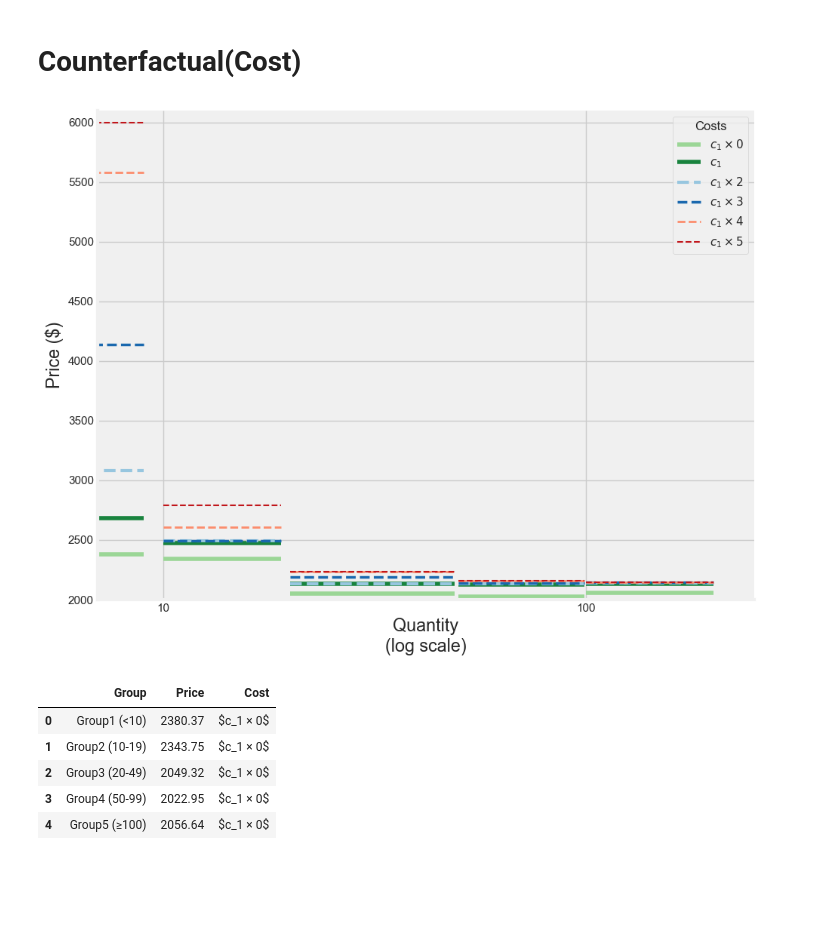
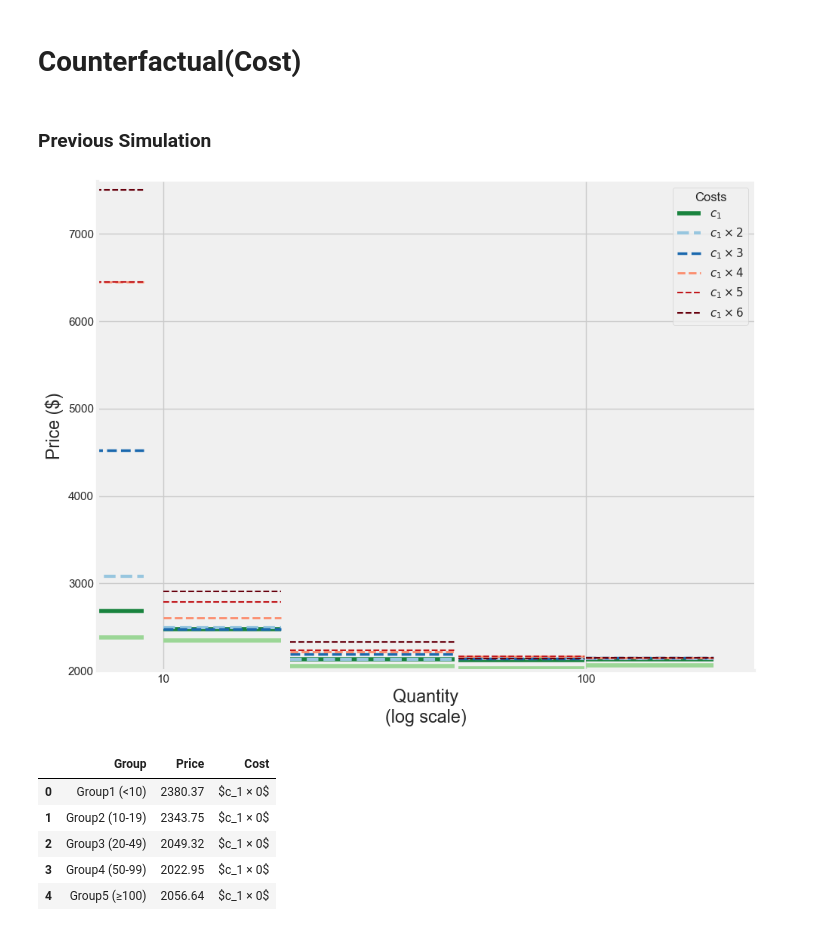
Before and after one commit to wanxii/nonlinear-pricing, a Jupyter notebook: welfare_groups.ipynb, the cells around one changed output. Drawn from its saved outputs; the diff is of its cells as text; code cells hidden in the pictures; blank space fills up the shorter version.

```diff
--- a/welfare_groups.ipynb
+++ b/welfare_groups.ipynb
@@ -596,46 +585,50 @@ for lst in [c1x0P, nonlinP, c1x2P, c1x3P, c1x4P, c1x5P]:
+# %% [markdown]
+### Previous Simulation
 # %%
 # Matched with previous simulation
 currQ = [0,9,10,19,20,49,50,99,100,200]
 c1x0P = np.array([0.00, 2380.37, 2343.75, 2343.75, 2049.32, 2049.32, 2022.95, 2022.95, 2056.64, 2056.64])
 nonlinP = np.array([0.00, 2681.64, 2476.56, 2476.56, 2132.81, 2132.81, 2125.00, 2125.00, 2132.81, 2132.81])
 c1x2P = np.array([0.00, 3079.83, 2493.90, 2493.90, 2132.57, 2132.57, 2135.01, 2135.01, 2139.89, 2139.89])
-c1x3P = np.array([0.00, 4135.74, 2493.90, 2493.90, 2189.94, 2189.94, 2141.11, 2141.11, 2143.55, 2143.55])
-c1x4P = np.array([0.00, 5583.98, 2604.49, 2604.49, 2236.82, 2236.82, 2159.18, 2159.18, 2146.00, 2146.00])
-c1x5P = np.array([0.00, 6000.00, 2790.53, 2790.53, 2236.82, 2236.82, 2159.18, 2159.18, 2146.00, 2146.00])
-for lst in [c1x0P, nonlinP, c1x2P, c1x3P, c1x4P, c1x5P]:
+c1x3P = np.array([0.00, 4525.39, 2474.61, 2474.61, 2189.45, 2189.45, 2140.62, 2140.62, 2142.58, 2142.58])
+c1x4P = np.array([0.00, 6453.12, 2604.49, 2604.49, 2218.26, 2218.26, 2160.16, 2160.16, 2146.48, 2146.48])
+c1x5P = np.array([0.00, 6453.12, 2787.35, 2787.35, 2237.06, 2237.06, 2160.16, 2160.16, 2146.48, 2146.48])
+c1x6P = np.array([0.00, 7505.86, 2906.25, 2906.25, 2326.17, 2326.17, 2140.62, 2140.62, 2142.58, 2142.58])
+for lst in [c1x0P, nonlinP, c1x2P, c1x3P, c1x4P, c1x5P, c1x6P]:
     lst[0] = lst[1]
 # %%
 # Barplot
 plt.style.use('fivethirtyeight')
 fig, ax = plt.subplots(figsize=(10,8))
 fig.set_facecolor('white')
 cmapb = cm.get_cmap('Blues')
 cmapg = cm.get_cmap('Greens')
 cmapr = cm.get_cmap('Reds')
 
 for i in range(int(len(currQ)/2)):
     ax.plot(currQ[2*i:2*i+2],c1x0P[2*i:2*i+2],color=cmapg(100),linewidth=4,linestyle='-',label=r'$c_1 \times 0$')
     ax.plot(currQ[2*i:2*i+2],nonlinP[2*i:2*i+2],color=cmapg(200),linewidth=4,linestyle='-',label=r'$c_1$')
     ax.plot(currQ[2*i:2*i+2],c1x2P[2*i:2*i+2],color=cmapb(100),linewidth=3,linestyle='--',label=r'$c_1 \times 2$')
     ax.plot(currQ[2*i:2*i+2],c1x3P[2*i:2*i+2],color=cmapb(200),linewidth=2.5,linestyle='--',label=r'$c_1 \times 3$')
     ax.plot(currQ[2*i:2*i+2],c1x4P[2*i:2*i+2],color=cmapr(100),linewidth=2,linestyle='--',label=r'$c_1 \times 4$')
     ax.plot(currQ[2*i:2*i+2],c1x5P[2*i:2*i+2],color=cmapr(200),linewidth=1.5,linestyle='--',label=r'$c_1 \times 5$')
+    ax.plot(currQ[2*i:2*i+2],c1x6P[2*i:2*i+2],color=cmapr(300),linewidth=1.5,linestyle='--',label=r'$c_1 \times 6$')
 
 ax.set_xlabel('Quantity\n(log scale)'); ax.set_ylabel('Price ($)')
 ax.axhline(y = 1500, color = 'black', linewidth = 1, alpha =0.7)
 ax.axvline(x = 0, color = 'black', linewidth = 1, alpha =0.7)
-ax.set_ylim((2000,6100))
+ax.set_ylim((2000,7600))
 handles, labels = ax.get_legend_handles_labels()
 ax.legend(handles[-6:], labels[-6:], title='Costs')
 ax.set_xscale('log')
 formatter = ScalarFormatter()
 formatter.set_scientific(False)
 ax.xaxis.set_major_formatter(formatter)
 ax.set_xlim((7,250))
 fig.savefig("fig/counter_cost.svg", dpi=400)
 plt.show()
 # %% [output]
-[figure, old version]
+[figure, new version]
 # %%
 # Group by quantities
 def create_price_df(group_lst, price_lst, cost):
```
Also changed, not shown: parts of 7 cells of this notebook.
